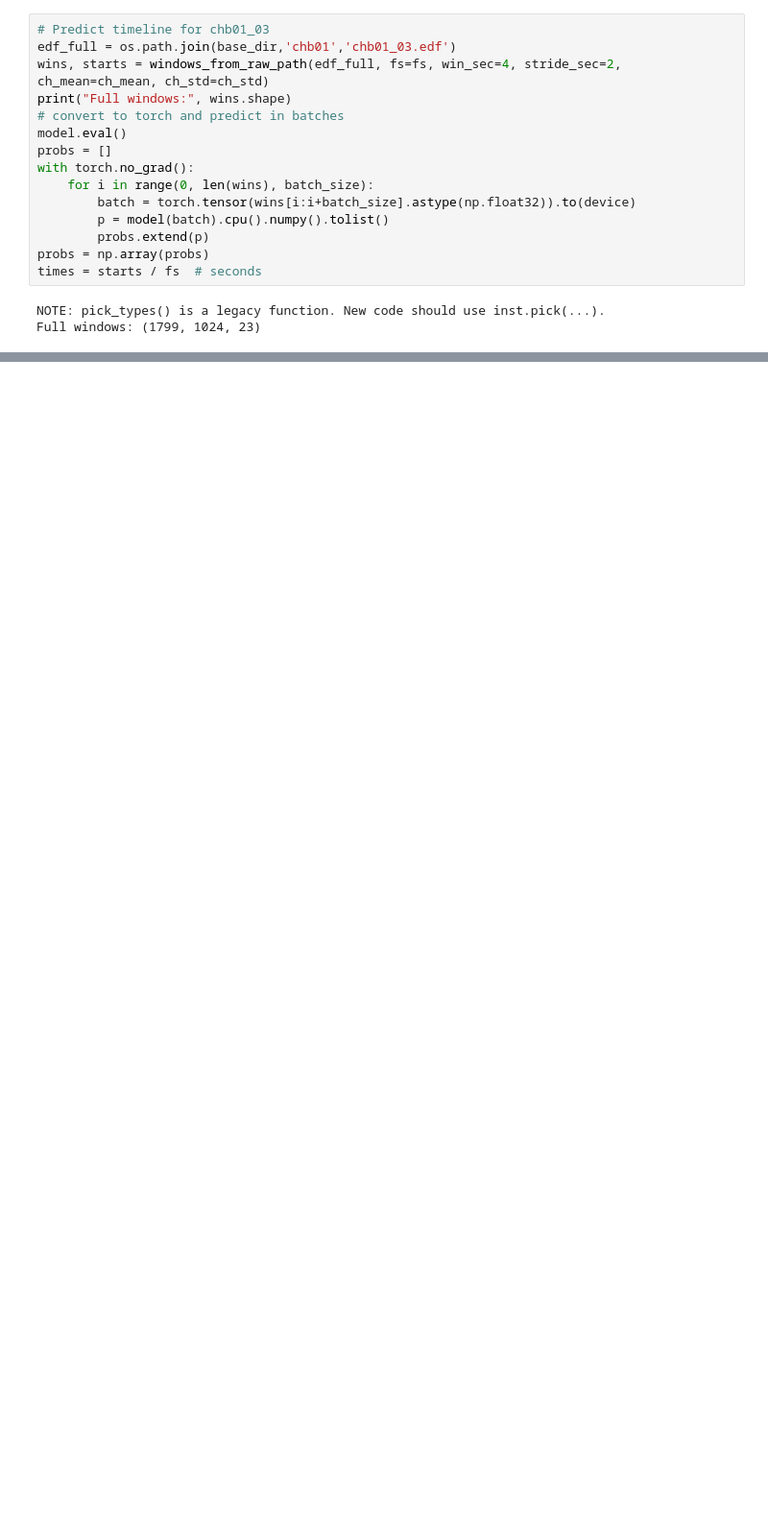
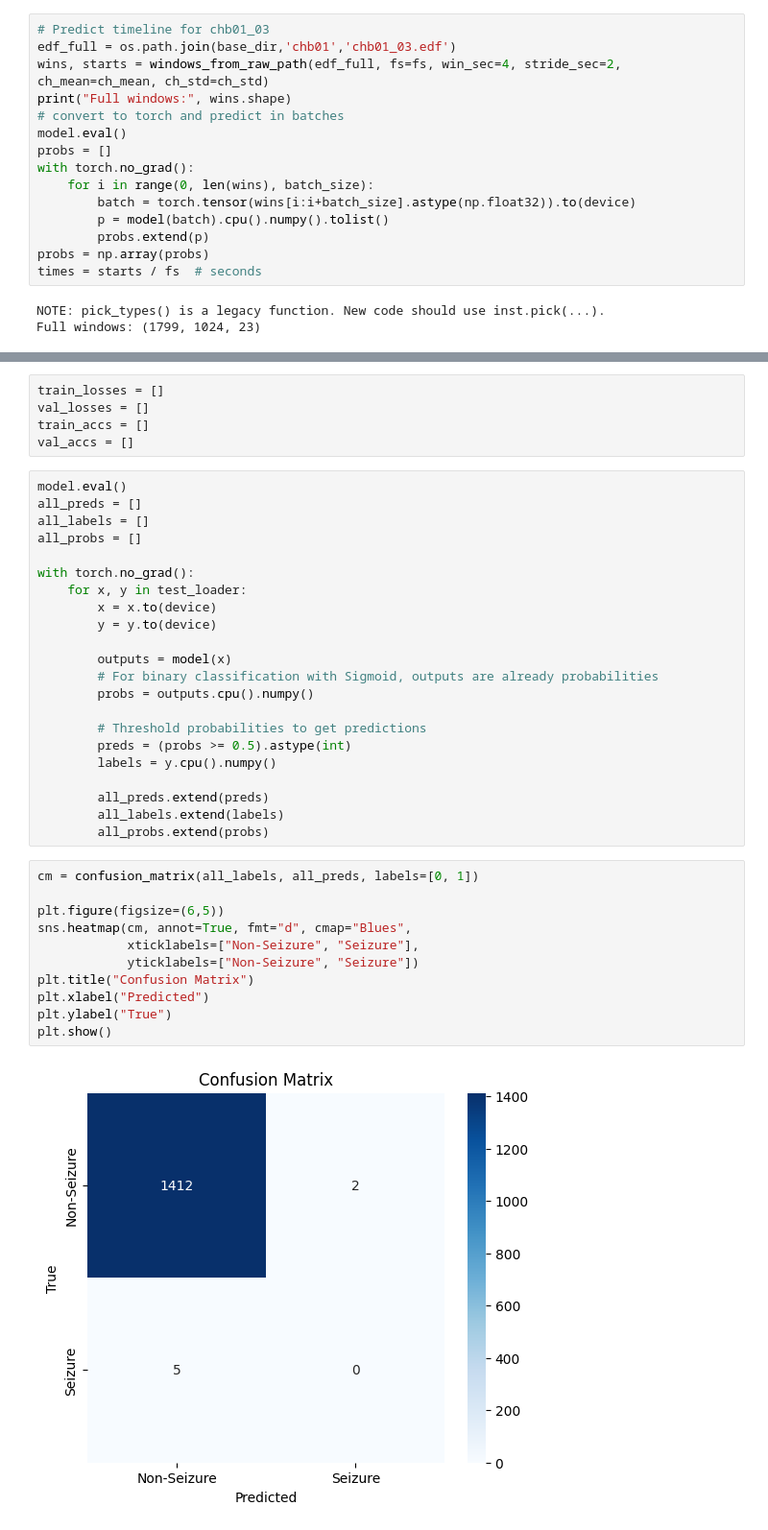
Before and after one commit to minhaz1172/BME_PROJECT, a Jupyter notebook: Seizure_Detection.ipynb, the cells around one changed output, grey strips where cells are left out. Shown at 96% size. Cells and saved outputs as stored; diff of their text form; blank space fills up the shorter version.

Commit message:
Confusion Matrix and ROC Drawing

```diff
--- a/Seizure_Detection.ipynb
+++ b/Seizure_Detection.ipynb
@@ -566,0 +573,40 @@ All done. You now have: download -> preprocess -> visualize -> train -> predict
+# %%
+train_losses = []
+val_losses = []
+train_accs = []
+val_accs = []
+# %%
+model.eval()
+all_preds = []
+all_labels = []
+all_probs = []
+
+with torch.no_grad():
+    for x, y in test_loader:
+        x = x.to(device)
+        y = y.to(device)
+
+        outputs = model(x)
+        # For binary classification with Sigmoid, outputs are already probabilities
+        probs = outputs.cpu().numpy()
+
+        # Threshold probabilities to get predictions
+        preds = (probs >= 0.5).astype(int)
+        labels = y.cpu().numpy()
+
+        all_preds.extend(preds)
+        all_labels.extend(labels)
+        all_probs.extend(probs)
+# %%
+cm = confusion_matrix(all_labels, all_preds, labels=[0, 1])
+
+plt.figure(figsize=(6,5))
+sns.heatmap(cm, annot=True, fmt="d", cmap="Blues",
+            xticklabels=["Non-Seizure", "Seizure"],
+            yticklabels=["Non-Seizure", "Seizure"])
+plt.title("Confusion Matrix")
+plt.xlabel("Predicted")
+plt.ylabel("True")
+plt.show()
+# %% [output]
+[figure, added]
```
Also changed, not shown: parts of 8 cells of this notebook.
